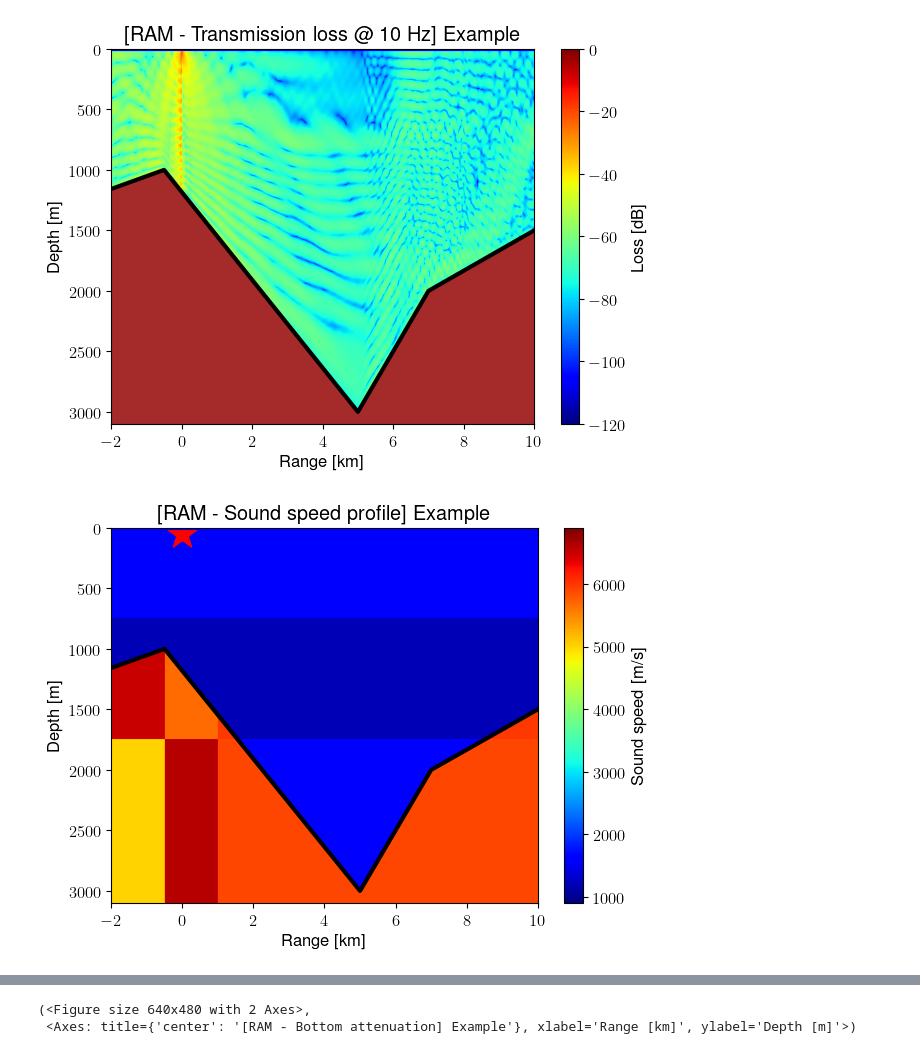
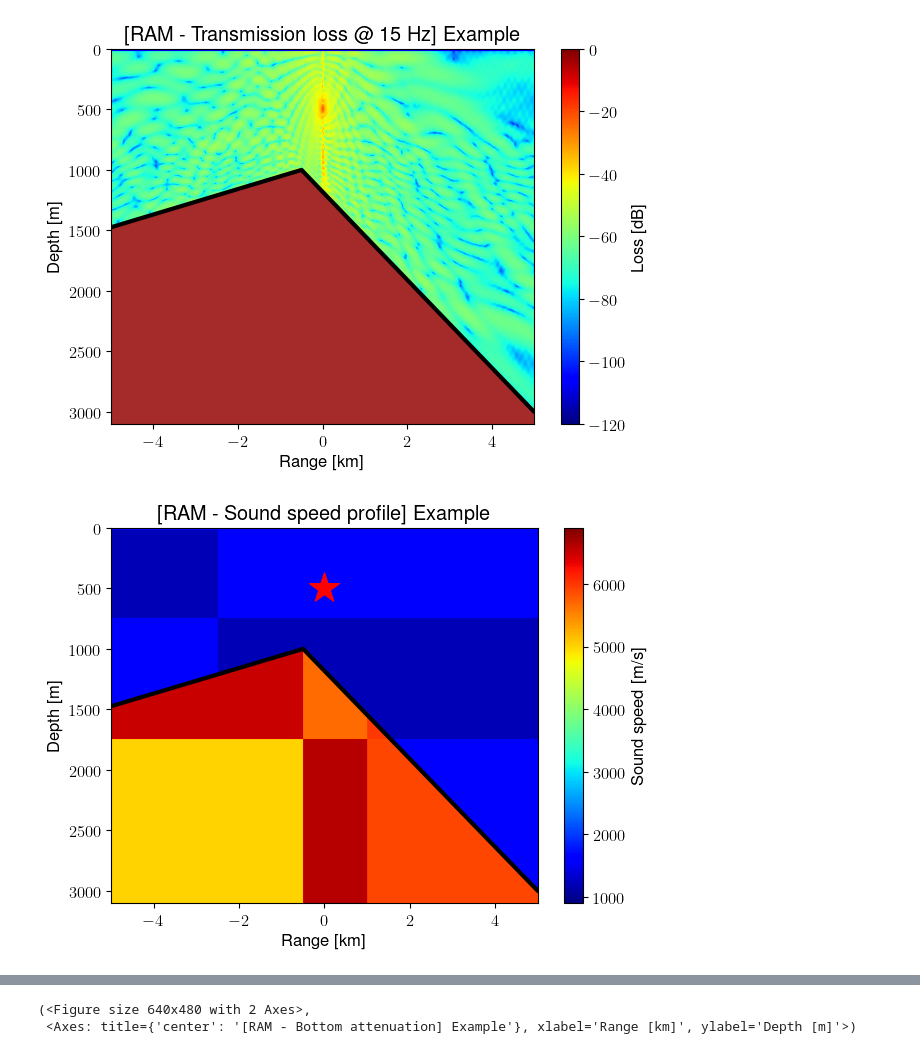
Before and after one commit to ErVuL/uAcoustics, a Jupyter notebook: python/RAM.ipynb, the cells around one changed output, grey strips where cells are left out. Saved outputs shown, nothing was run; the diff lists cells and outputs as text; code cells hidden in the pictures.

```diff
--- a/python/RAM.ipynb
+++ b/python/RAM.ipynb
@@ -2,7 +2,7 @@
 import arlpy.uwapm as pm
 import numpy as np
 
-x = np.linspace(-2000, 10000, 1080)
+x = np.linspace(-5000, 5000, 1081)
 z = np.linspace(0, 3100,  720)
 
 ssp_range = np.array([-5000, 0, 5000])
@@ -46,8 +46,8 @@ env = pm.make_env2d(
     ssp             = ssp,                                                 # m/s
 
     # ALL: Source freq and depth
-    tx_freq         = 10,                                                 # Hz
-    tx_depth        = 50,                                                  # m
+    tx_freq         = 15,                                                 # Hz
+    tx_depth        = 500,                                                  # m
 
     # ALL: Bottom interface
     bot_interface   = np.column_stack((bot_range,bot_interface)),          # m
@@ -72,2 +71,2 @@ RAM.plot_bot_attn()
-[figure, old version]
+[figure, new version]
-[figure, old version]
+[figure, new version]
@@ -76,2 +75,2 @@ RAM.plot_bot_attn()
-(<Figure size 640x480 with 2 Axes>,
- <Axes: title={'center': '[RAM - Bottom attenuation] Example'}, xlabel='Range [km]', ylabel='Depth [m]'>)
+(<Figure size 640x480 with 2 Axes>,
+ <Axes: title={'center': '[RAM - Bottom attenuation] Example'}, xlabel='Range [km]', ylabel='Depth [m]'>)
```
Also changed, not shown: parts of 1 cell of this notebook, 3 other files.
